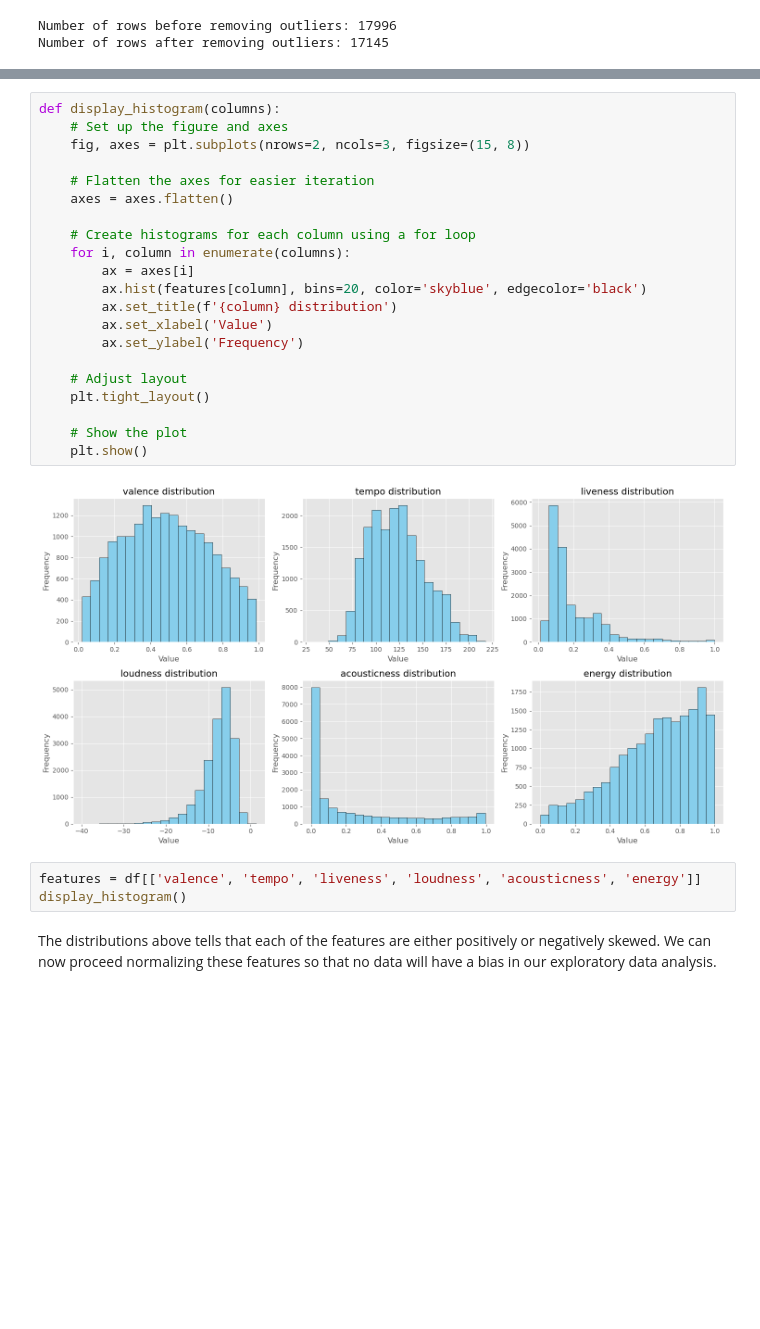
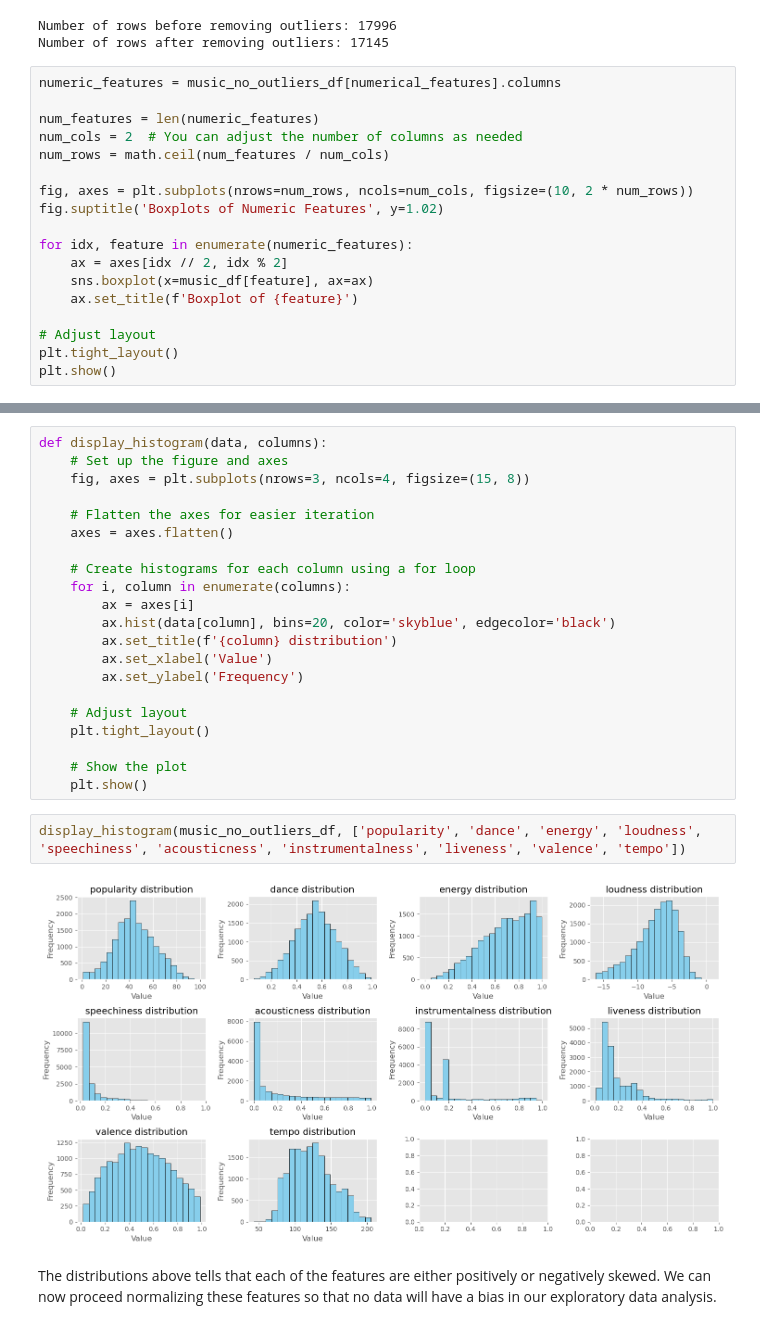
Before and after one commit to lowrainxx/STINTSY-MP, a Jupyter notebook: flexbomb - cymon.ipynb, the cells around one changed output, grey strips where cells are left out. Drawn from its saved outputs; the diff is of its cells as text; blank space fills up the shorter version.

```diff
--- a/flexbomb - cymon.ipynb
+++ b/flexbomb - cymon.ipynb
@@ -420,3 +420,21 @@ print("Number of rows after removing outliers:", music_no_outliers_df.shape[0])
 # %% [output]
 Number of rows before removing outliers: 17996
 Number of rows after removing outliers: 17145
+# %%
+numeric_features = music_no_outliers_df[numerical_features].columns
+
+num_features = len(numeric_features)
+num_cols = 2  # You can adjust the number of columns as needed
+num_rows = math.ceil(num_features / num_cols)
+
+fig, axes = plt.subplots(nrows=num_rows, ncols=num_cols, figsize=(10, 2 * num_rows))
+fig.suptitle('Boxplots of Numeric Features', y=1.02)
+
+for idx, feature in enumerate(numeric_features):
+    ax = axes[idx // 2, idx % 2]
+    sns.boxplot(x=music_df[feature], ax=ax)
+    ax.set_title(f'Boxplot of {feature}')
+
+# Adjust layout
+plt.tight_layout()
+plt.show()
@@ -423,7 +445,7 @@ Number of rows after removing outliers: 17145
 # %%
-def display_histogram(columns):
+def display_histogram(data, columns):
     # Set up the figure and axes
-    fig, axes = plt.subplots(nrows=2, ncols=3, figsize=(15, 8))
+    fig, axes = plt.subplots(nrows=3, ncols=4, figsize=(15, 8))
 
     # Flatten the axes for easier iteration
     axes = axes.flatten()
@@ -431,7 +453,7 @@ def display_histogram(columns):
     # Create histograms for each column using a for loop
     for i, column in enumerate(columns):
         ax = axes[i]
-        ax.hist(features[column], bins=20, color='skyblue', edgecolor='black')
+        ax.hist(data[column], bins=20, color='skyblue', edgecolor='black')
         ax.set_title(f'{column} distribution')
         ax.set_xlabel('Value')
         ax.set_ylabel('Frequency')
@@ -441,11 +463,10 @@ def display_histogram(columns):
 
     # Show the plot
     plt.show()
-# %% [output]
-[figure, removed]
-# %%
-features = df[['valence', 'tempo', 'liveness', 'loudness', 'acousticness', 'energy']]
-display_histogram()
+# %%
+display_histogram(music_no_outliers_df, ['popularity', 'dance', 'energy', 'loudness', 'speechiness', 'acousticness', 'instrumentalness', 'liveness', 'valence', 'tempo'])
+# %% [output]
+[figure, added]
 # %% [markdown]
 The distributions above tells that each of the features are either positively or negatively skewed. We can now proceed normalizing these features so that no data will have a bias in our exploratory data analysis.
 # %%
```
Also changed, not shown: parts of 2 cells of this notebook.
